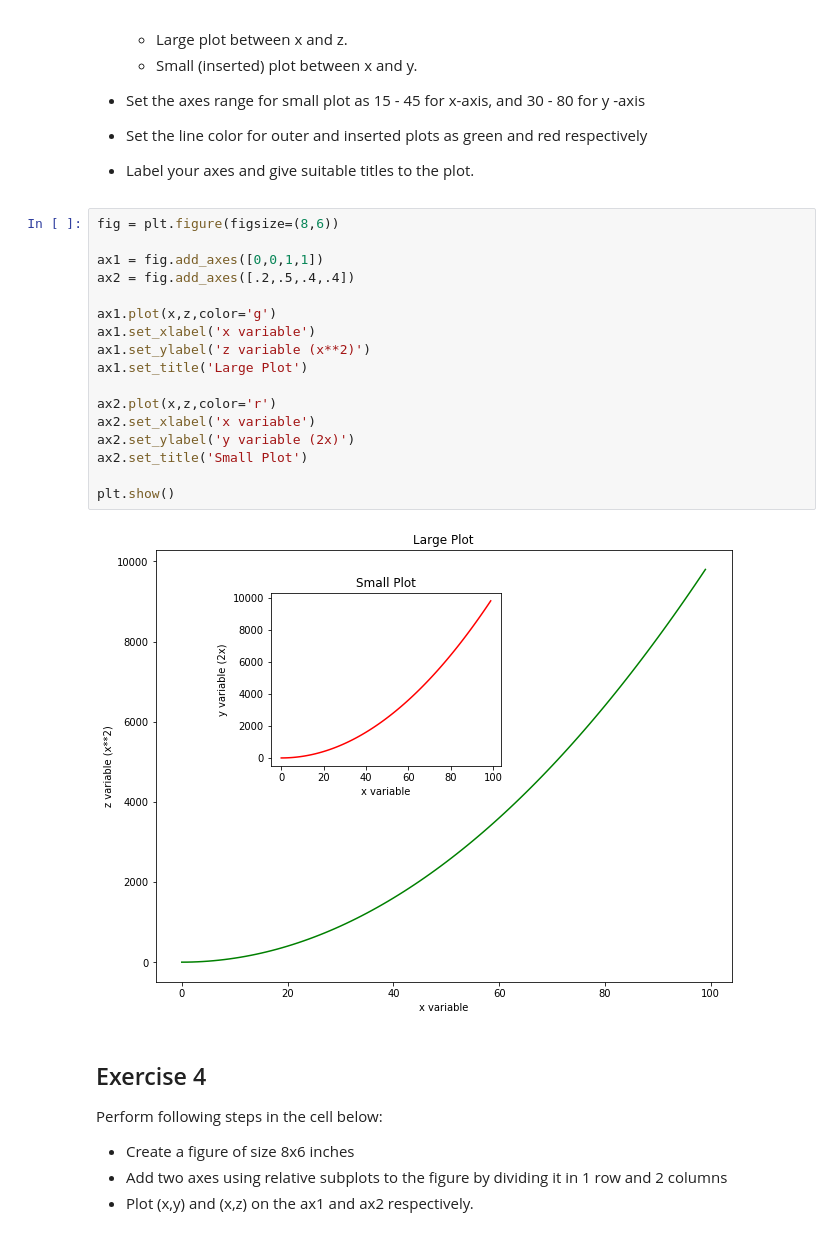
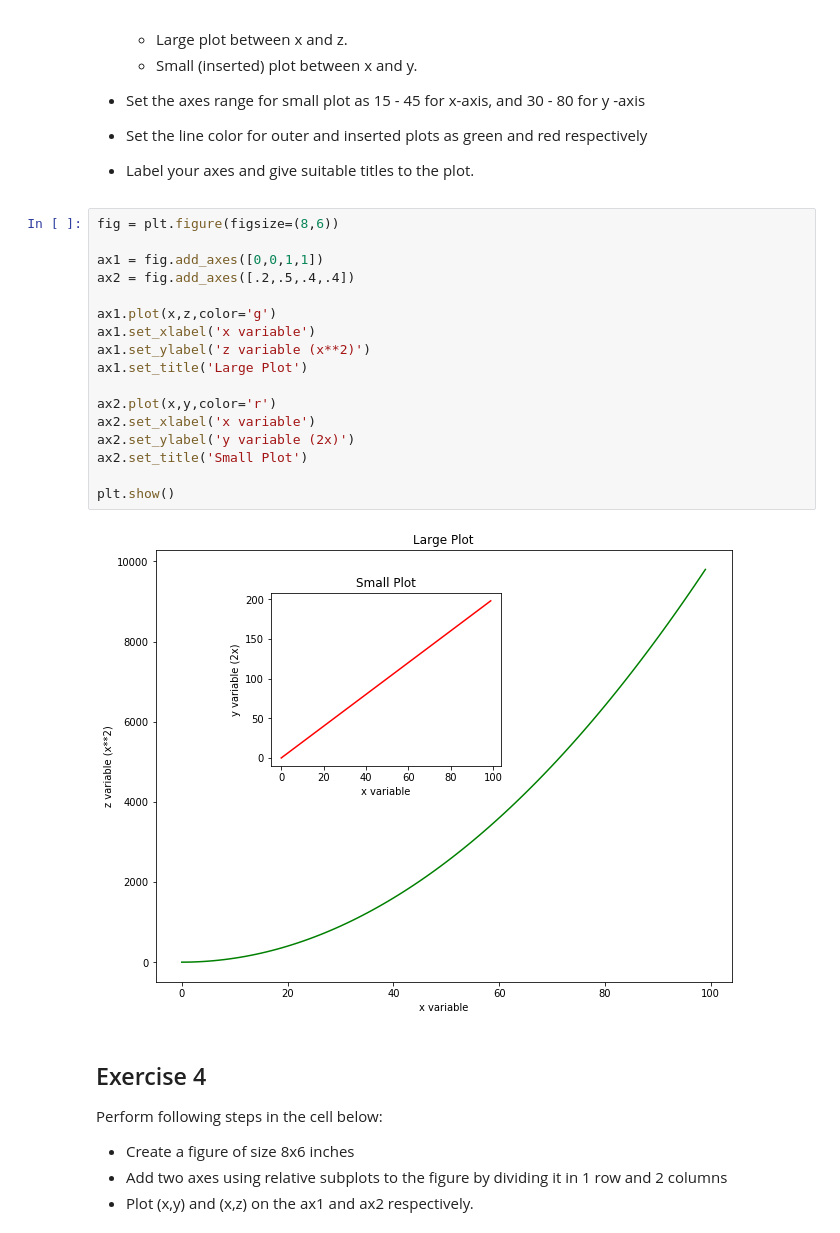
Before and after one commit to slieb74/dsc-1-03-13-customizing-visualizations-with-matplotlib-lab-nyc-career-ds-062518, a Jupyter notebook: index.ipynb, the cells around one changed output. Cells and saved outputs as stored; diff of their text form.

```diff
--- a/index.ipynb
+++ b/index.ipynb
@@ -121,22 +121,22 @@ Perform following tasks in the cell below:
 # %%
 fig = plt.figure(figsize=(8,6))
 
 ax1 = fig.add_axes([0,0,1,1])
 ax2 = fig.add_axes([.2,.5,.4,.4])
 
 ax1.plot(x,z,color='g')
 ax1.set_xlabel('x variable')
 ax1.set_ylabel('z variable (x**2)')
 ax1.set_title('Large Plot')
 
-ax2.plot(x,z,color='r')
+ax2.plot(x,y,color='r')
 ax2.set_xlabel('x variable')
 ax2.set_ylabel('y variable (2x)')
 ax2.set_title('Small Plot')
 
 plt.show()
 # %% [output]
-[figure, old version]
+[figure, new version]
 # %% [markdown]
 ## Exercise 4
 
```
